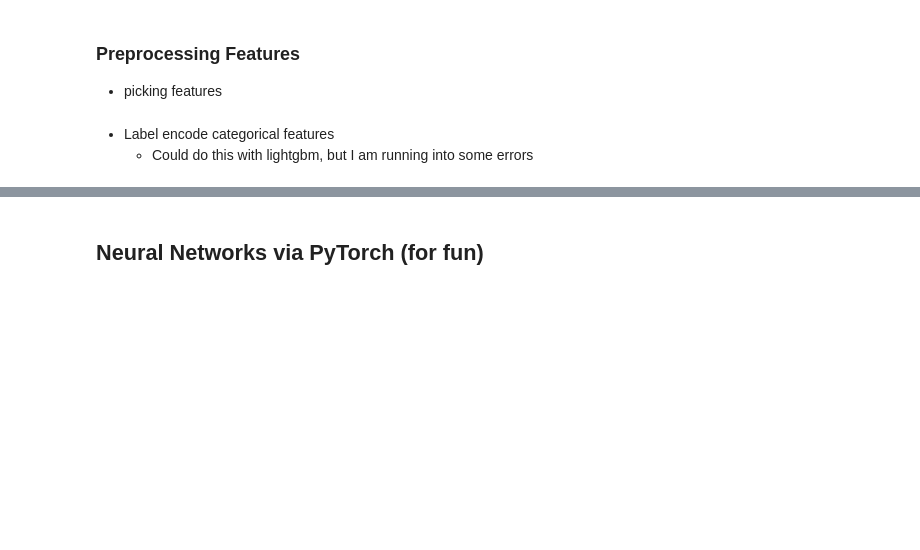
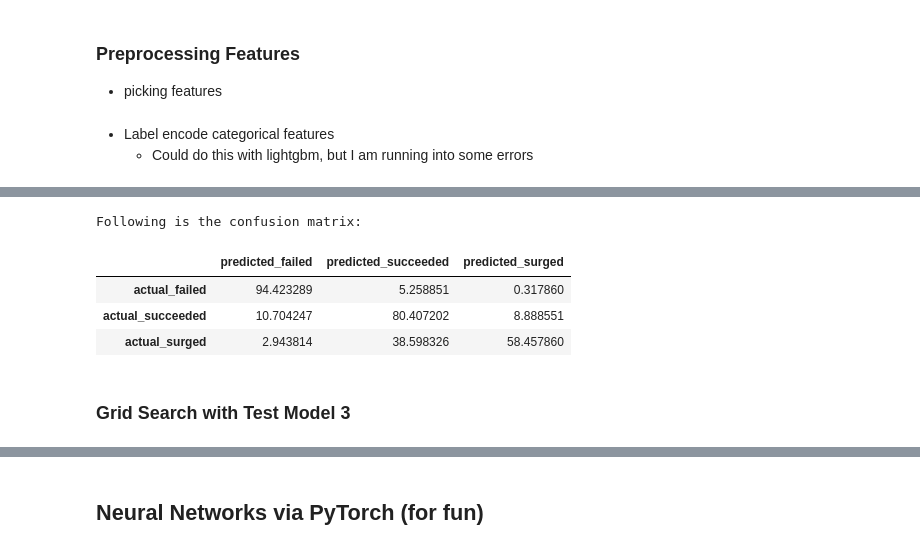
Before and after one commit to j2colaco/nu_ds_challenge, a Jupyter notebook: kickstarter_codebase.ipynb, the cells around one changed output, grey strips where cells are left out. Saved outputs shown, nothing was run; the diff lists cells and outputs as text; code cells hidden in the pictures; blank space fills up the shorter version.

```diff
--- a/kickstarter_codebase.ipynb
+++ b/kickstarter_codebase.ipynb
@@ -685,0 +739,6 @@ Log_loss: 0.8813818010512073
+# %%
+y_pred = lgb_model.predict(X_test, num_iteration=lgb_model.best_iteration_)
+y_pred_proba = lgb_model.predict_proba(X_test, num_iteration=lgb_model.best_iteration_)
+# %%
+y_pred_v1 = pd.DataFrame(y_pred, columns=['prediction'])
+y_pred_v1.prediction.value_counts()
@@ -685,0 +763,6 @@ Log_loss: 0.8813818010512073
+# %%
+cm = confusion_matrix(y_test, y_pred_v1)
+accuracy_per_class = pd.DataFrame(((cm.astype('float') / cm.sum(axis=1)[:, np.newaxis]).diagonal())*100,
+                                 index=['failed', 'succeeded', 'surged'], columns=['accuracy_per_class'])
+print('Following is the accuracy per class:')
+accuracy_per_class
@@ -685,0 +775,13 @@ Log_loss: 0.8813818010512073
+# %%
+print('Following is the confusion matrix:')
+cm_df = pd.DataFrame(((cm.astype('float') / cm.sum(axis=1)[:, np.newaxis]))*100, index=['actual_failed', 'actual_succeeded', 'actual_surged'],
+            columns=['predicted_failed', 'predicted_succeeded', 'predicted_surged'])
+cm_df
+# %% [output]
+Following is the confusion matrix:
+|  | predicted_failed | predicted_succeeded | predicted_surged |
+| actual_failed | 94.423289 | 5.258851 | 0.317860 |
+| actual_succeeded | 10.704247 | 80.407202 | 8.888551 |
+| actual_surged | 2.943814 | 38.598326 | 58.457860 |
+# %% [markdown]
+### Grid Search with Test Model 3
```
Also changed, not shown: parts of 91 cells of this notebook.
